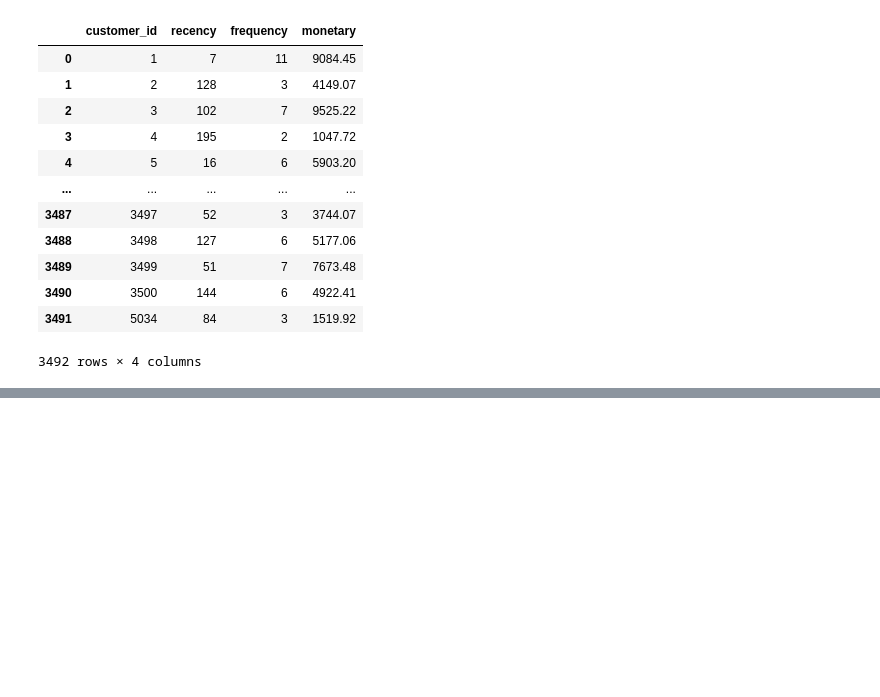
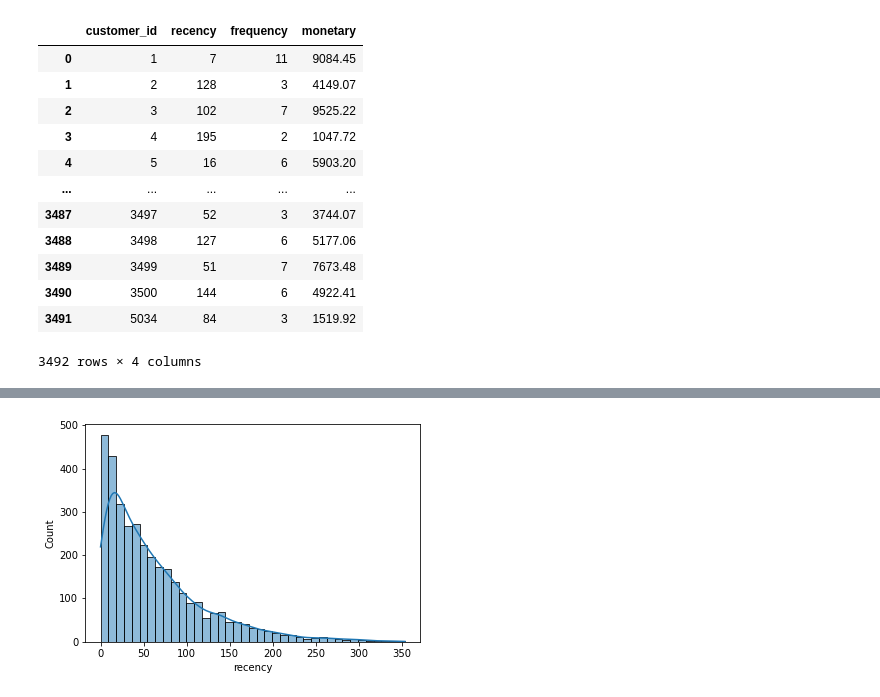
Before and after one commit to Navyhoang/KPMG_Virtual_Internship_Challenge, a Jupyter notebook: Results/KPMG_module_1_transaction.ipynb, the cells around one changed output, grey strips where cells are left out. Drawn from its saved outputs; the diff is of its cells as text; code cells hidden in the pictures; blank space fills up the shorter version.

Commit message:
Updated Recency

```diff
--- a/Results/KPMG_module_1_transaction.ipynb
+++ b/Results/KPMG_module_1_transaction.ipynb
@@ -451,0 +465,6 @@ rfm_scores
+# %%
+# Plotting the distribution
+import seaborn as sns
+ax = sns.histplot(rfm_scores["recency"], kde=True)
+# %% [output]
+[figure, added]
```
Also changed, not shown: parts of 1 cell of this notebook.
